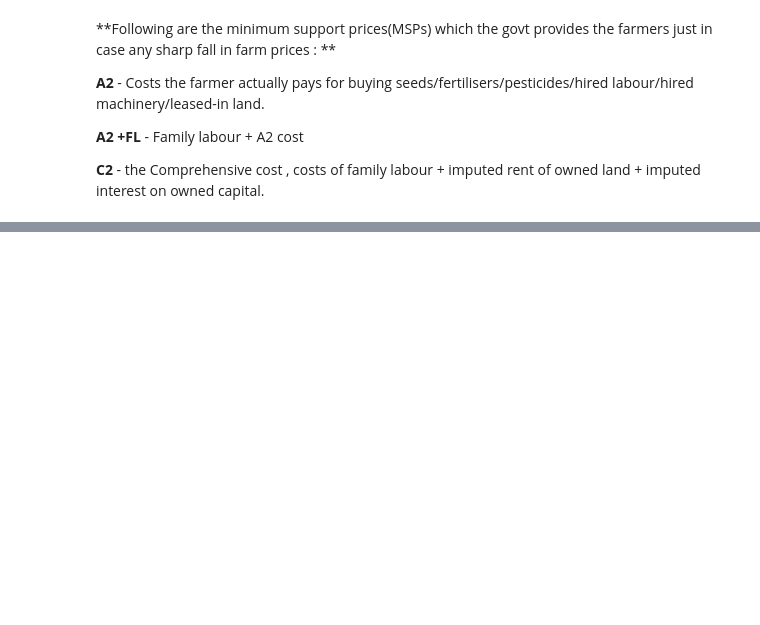
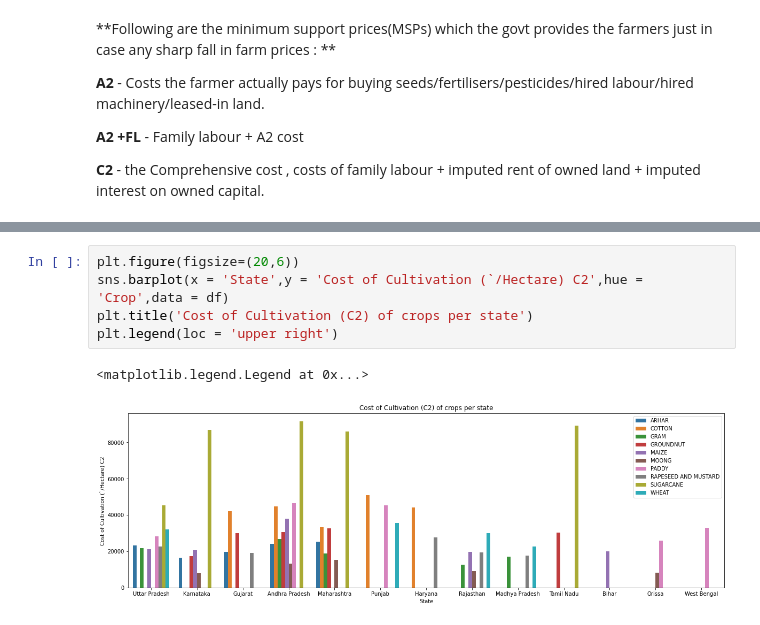
Before and after one commit to pratikasarkar/Used-Car-Price-Prediction, a Jupyter notebook: Capstone_Project.ipynb, the cells around one changed output, grey strips where cells are left out. Drawn from its saved outputs; the diff is of its cells as text; blank space fills up the shorter version.

```diff
--- a/Capstone_Project.ipynb
+++ b/Capstone_Project.ipynb
@@ -60,0 +93,8 @@ Name: State, dtype: int64
+# %%
+plt.figure(figsize=(20,6))
+sns.barplot(x = 'State',y = 'Cost of Cultivation (`/Hectare) C2',hue = 'Crop',data = df)
+plt.title('Cost of Cultivation (C2) of crops per state')
+plt.legend(loc = 'upper right')
+# %% [output]
+<matplotlib.legend.Legend at 0x...>
+[figure, added]
```
Also changed, not shown: parts of 7 cells of this notebook.
